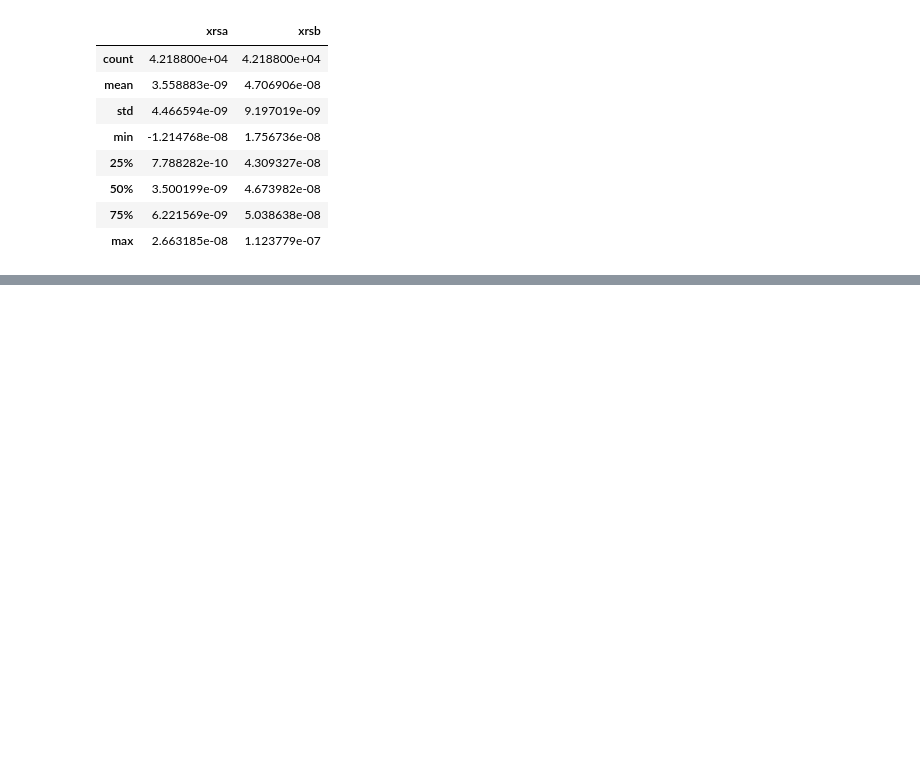
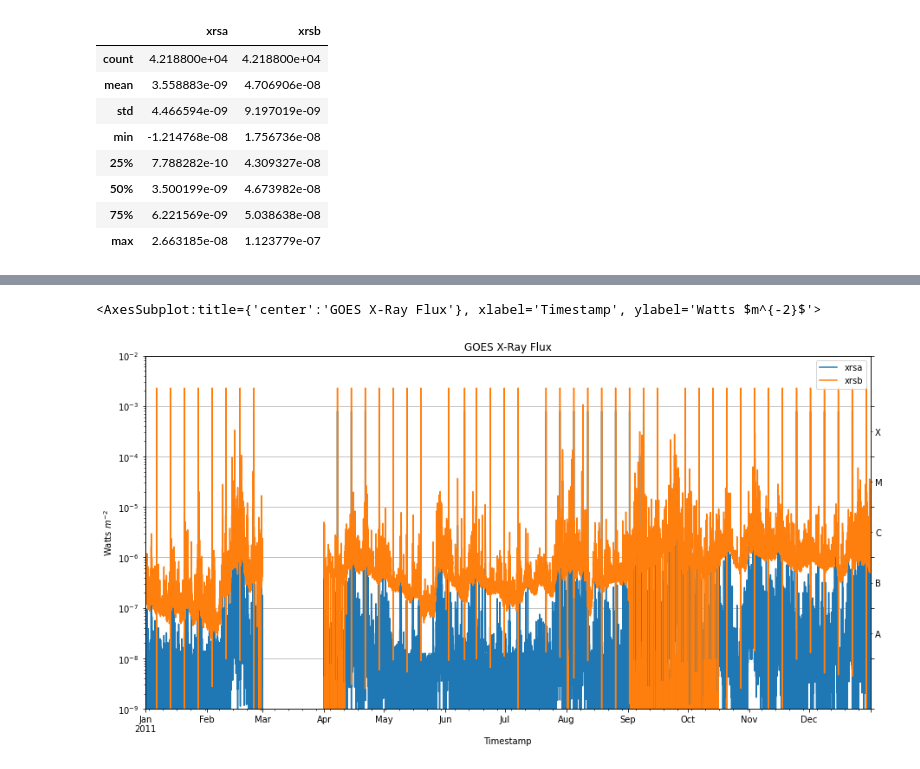
Before and after one commit to i4Ds/sdo-cli, a Jupyter notebook: notebooks/GOES.ipynb, the cells around one changed output, grey strips where cells are left out. Drawn from its saved outputs; the diff is of its cells as text; code cells hidden in the pictures; blank space fills up the shorter version.

```diff
--- a/notebooks/GOES.ipynb
+++ b/notebooks/GOES.ipynb
@@ -104,0 +126,5 @@ ddf.loc["2010-08-28 00:00":"2010-08-28 23:59:59"][["xrsa", "xrsb"]].describe().c
+# %%
+plot_goes(ddf.loc["2011-01-01 00:00":"2011-12-31 23:59:59"][["xrsa", "xrsb"]].resample("60s").max().compute())
+# %% [output]
+<AxesSubplot:title={'center':'GOES X-Ray Flux'}, xlabel='Timestamp', ylabel='Watts $m^{-2}$'>
+[figure, added]
```
Also changed, not shown: parts of 18 cells of this notebook.
